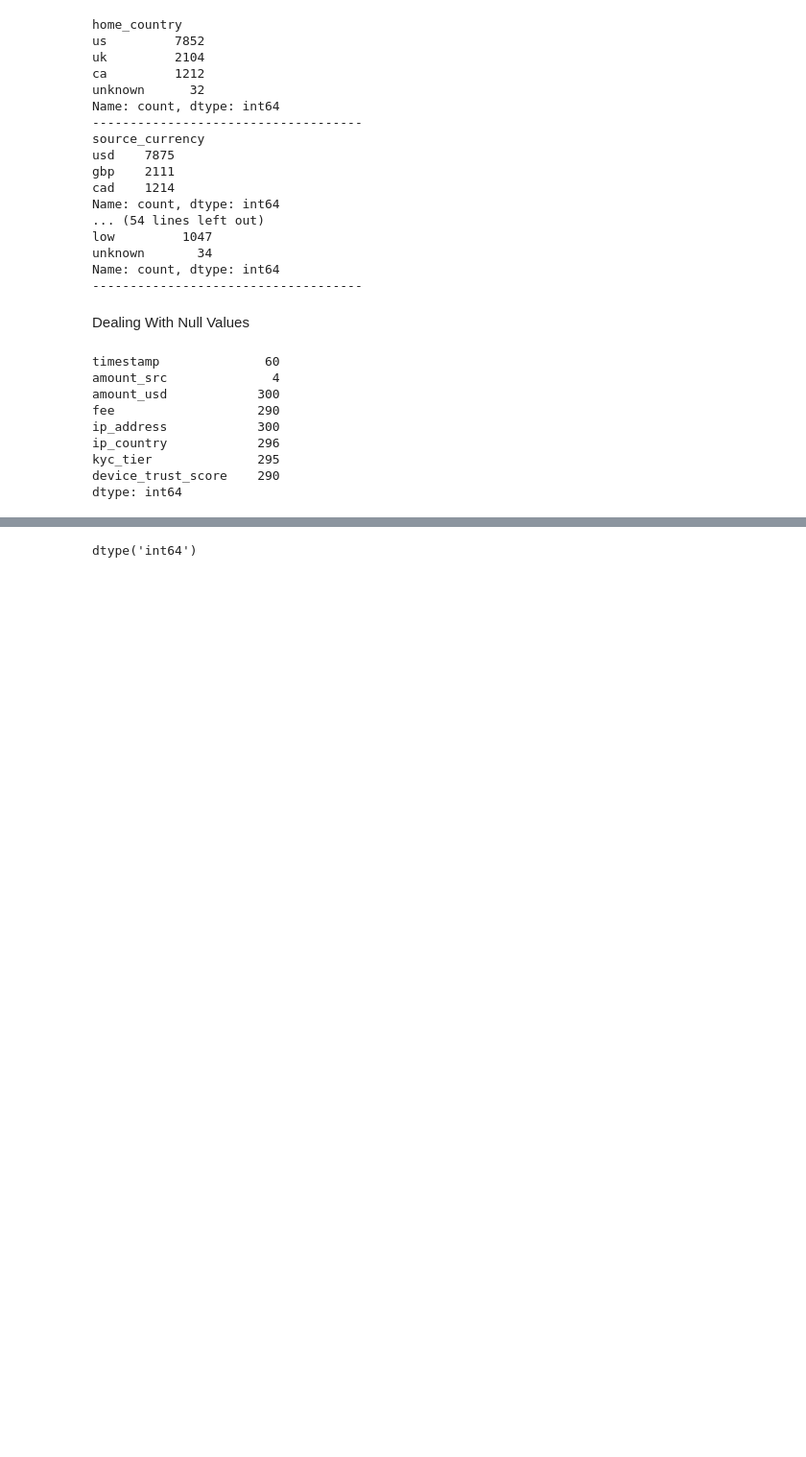
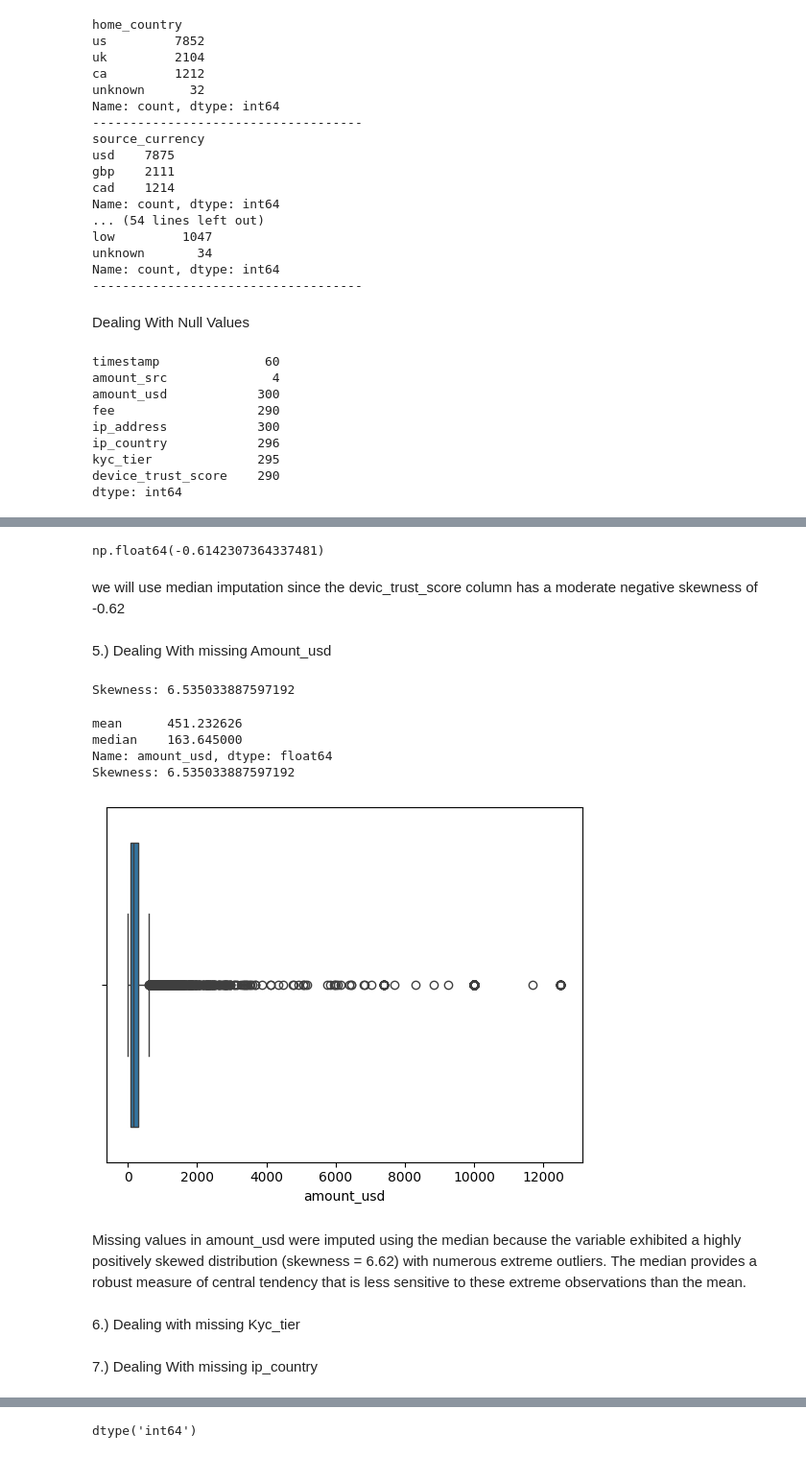
Before and after one commit to SUNDAYTITILAYO/fraudulent-prediction-project, a Jupyter notebook: notebook/EDA.ipynb, the cells around one changed output, grey strips where cells are left out. Shown at 96% size. Saved outputs shown, nothing was run; the diff lists cells and outputs as text; code cells hidden in the pictures; blank space fills up the shorter version.

Commit message:
data cleaning continued

```diff
--- a/notebook/EDA.ipynb
+++ b/notebook/EDA.ipynb
@@ -92,3 +101,7 @@ Data[['amount_src','timestamp']].dtypes
 amount_src                float64
 timestamp     datetime64[us, UTC]
 dtype: object
+# %%
+# changing the timestamp to datetime
+Data['timestamp'] = pd.to_datetime(Data['timestamp'], errors='coerce')
+Data['timestamp'].dtype
@@ -196,0 +219,2 @@ dtype: int64
+# %%
+Data= Data.dropna(subset =['timestamp'])
@@ -196,0 +240,3 @@ dtype: int64
+# %%
+median_fee_rate = ( Data['fee'] / Data['amount_usd']).median()
+Data.loc[ Data['fee'].isna(), 'fee'] = ( Data.loc[Data['fee'].isna(), 'amount_usd'] * median_fee_rate)
@@ -196,0 +247,27 @@ dtype: int64
+# %%
+# checking the skewness of the device_trust_score column
+Data['device_trust_score'].skew()
+# %% [output]
+np.float64(-0.6142307364337481)
+# %%
+Data['device_trust_score'] = Data['device_trust_score'].fillna(Data['device_trust_score'].median())
+# %% [markdown]
+we will use median imputation since the devic_trust_score column has a  moderate negative skewness of -0.62
+# %% [markdown]
+5.) Dealing With missing Amount_usd
+# %%
+print('Skewness:', Data['amount_usd'].skew())
+# %% [output]
+Skewness: 6.535033887597192
+# %%
+print(Data['amount_usd'].agg(['mean','median']))
+print('Skewness:', Data['amount_usd'].skew())
+
+sns.boxplot(x=Data['amount_usd'])
+plt.show()
+# %% [output]
+mean      451.232626
+median    163.645000
+Name: amount_usd, dtype: float64
+Skewness: 6.535033887597192
+[figure, added]
@@ -196,0 +276,4 @@ dtype: int64
+# %% [markdown]
+Missing values in amount_usd were imputed using the median because the variable exhibited a highly positively skewed distribution (skewness = 6.62) with numerous extreme outliers. The median provides a robust measure of central tendency that is less sensitive to these extreme observations than the mean.
+# %% [markdown]
+6.) Dealing with missing Kyc_tier
@@ -196,0 +282,2 @@ dtype: int64
+# %% [markdown]
+7.) Dealing With missing ip_country
```
Also changed, not shown: parts of 37 cells of this notebook.
